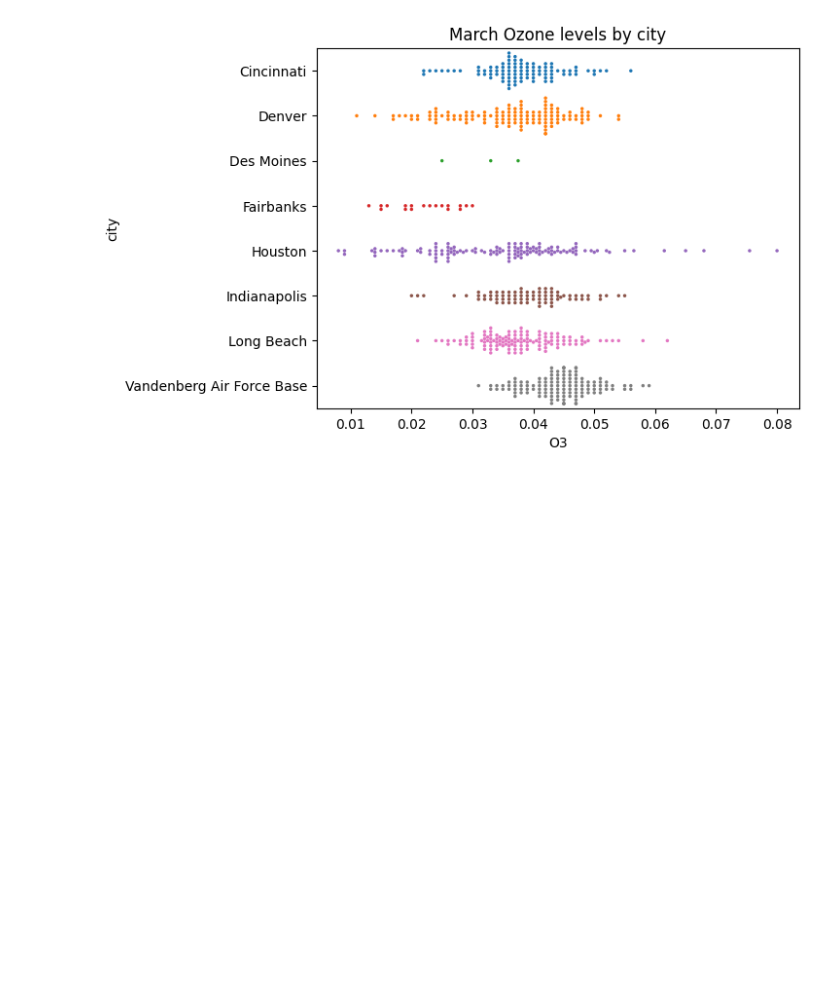
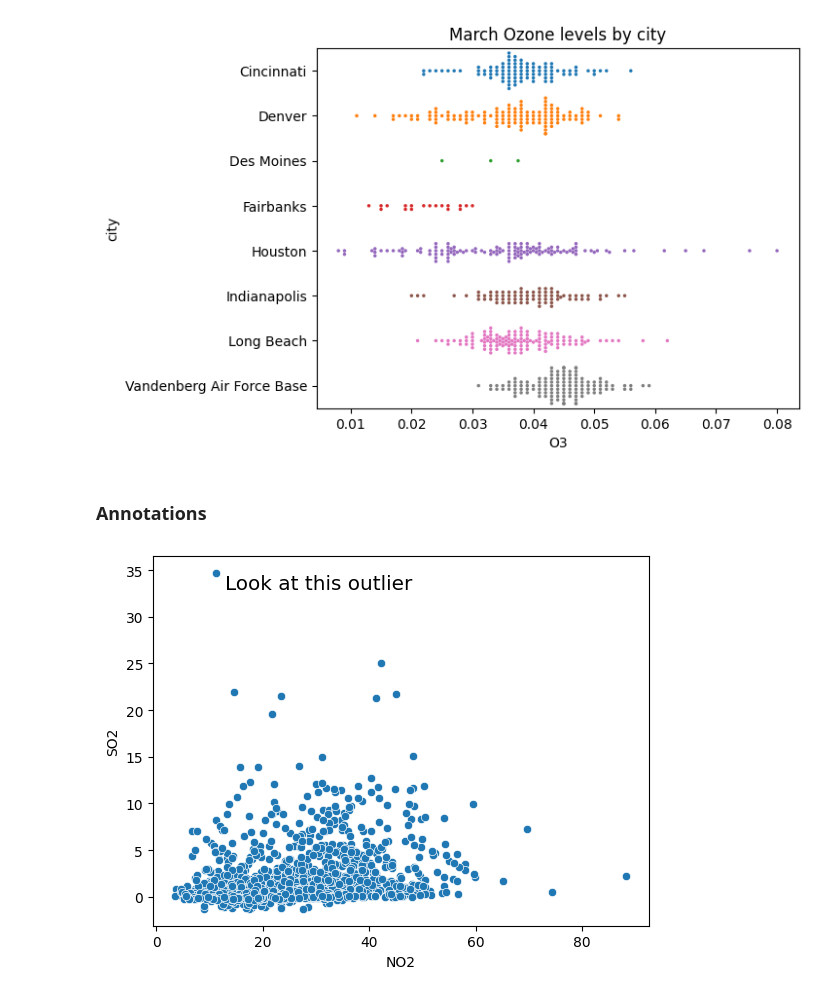
Before and after one commit to farvic/python-datascience, a Jupyter notebook: data-viz-track/improving your data visualizations/chapter1-highlighting-data.ipynb, the cells around one changed output. Cells and saved outputs as stored; diff of their text form; code cells hidden in the pictures; blank space fills up the shorter version.

Commit message:
[Data Viz Track] Improving your viz chap.2

```diff
--- a/data-viz-track/improving your data visualizations/chapter1-highlighting-data.ipynb
+++ b/data-viz-track/improving your data visualizations/chapter1-highlighting-data.ipynb
@@ -130,3 +130,14 @@ plt.title('March Ozone levels by city')
 plt.show()
 # %% [output]
 [figure]
+# %% [markdown]
+### Annotations
+# %%
+sns.scatterplot(x='NO2', y='SO2', data = houston_pollution)
+# X and Y location of outlier and text
+plt.text(13,33,'Look at this outlier',
+# Text properties for alignment and size.
+fontdict = {'ha': 'left', 'size': 'x-large'})
+plt.show()
+# %% [output]
+[figure, added]
```
Also changed, not shown: parts of 23 cells of this notebook, 1 other file.
